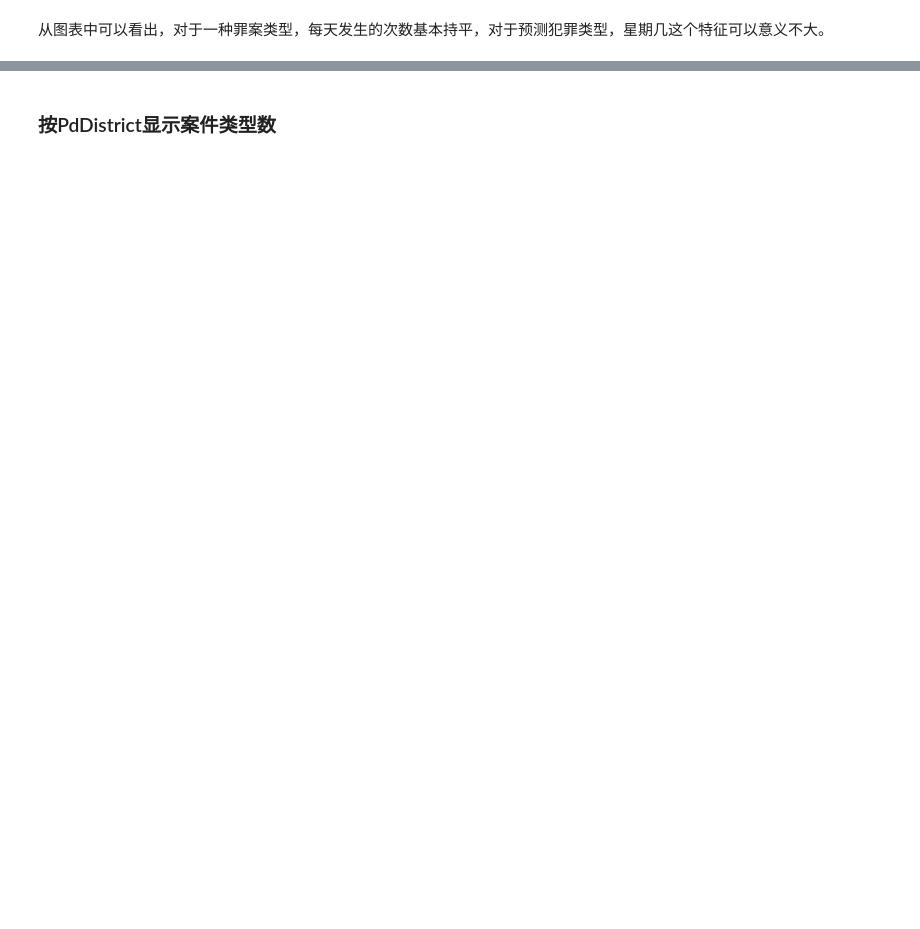
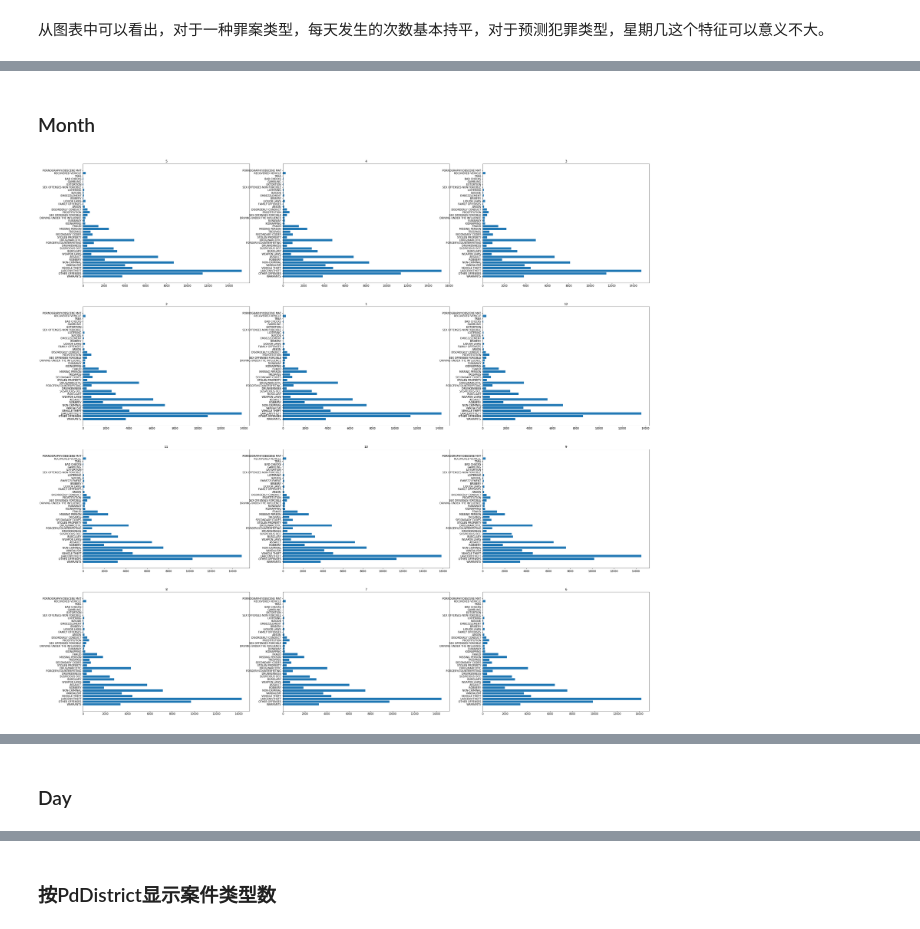
Before and after one commit to SongShawn/MachineLearning, a Jupyter notebook: capstone/solutions/data_visualization.ipynb, the cells around one changed output, grey strips where cells are left out. Cells and saved outputs as stored; diff of their text form; code cells hidden in the pictures; blank space fills up the shorter version.

```diff
--- a/capstone/solutions/data_visualization.ipynb
+++ b/capstone/solutions/data_visualization.ipynb
@@ -51,0 +65,9 @@ show_bar_by_column(data=features_data,
+# %% [markdown]
+### Month
+# %%
+show_bar_by_column(data=features_data,
+                   split_feature="Month",
+                   name='month_and_categories',
+                   figsize=(40,50))
+# %% [output]
+[figure, added]
@@ -51,0 +75,2 @@ show_bar_by_column(data=features_data,
+# %% [markdown]
+### Day
```
Also changed, not shown: parts of 16 cells of this notebook, 14 other files.
